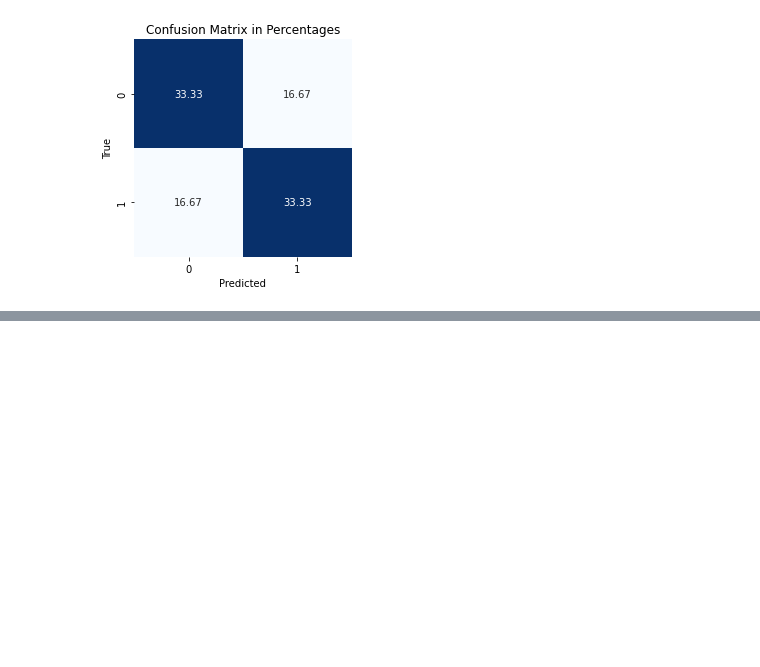
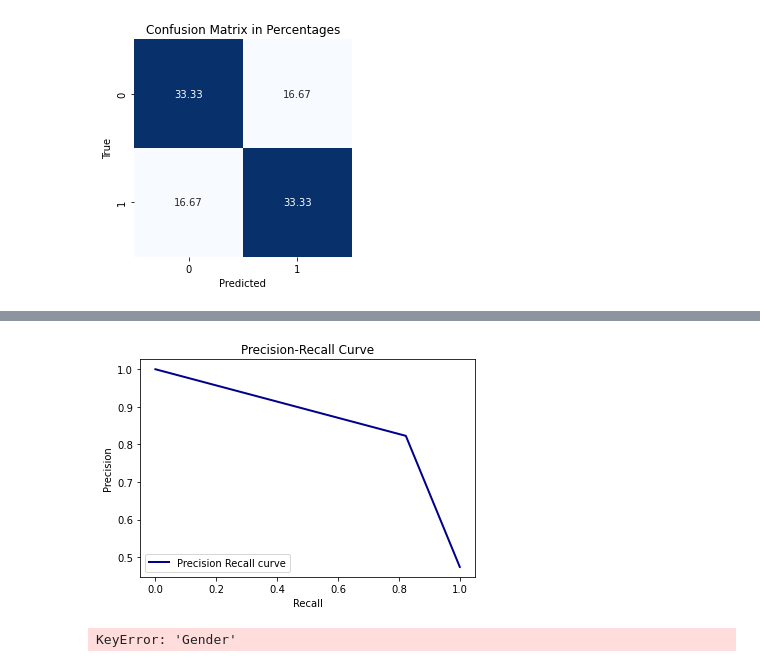
Before and after one commit to CMU-17313Q/fall23-nodebb-inshallah-a, a Jupyter notebook: P4/Jupyter_Notebook_Setup_P4.ipynb, the cells around one changed output, grey strips where cells are left out. Saved outputs shown, nothing was run; the diff lists cells and outputs as text; code cells hidden in the pictures; blank space fills up the shorter version.

```diff
--- a/P4/Jupyter_Notebook_Setup_P4.ipynb
+++ b/P4/Jupyter_Notebook_Setup_P4.ipynb
@@ -181,0 +244,32 @@ done
+# %%
+# Precision-Recall Curve
+precision, recall, _ = precision_recall_curve(Y_true, prediction)
+
+plt.figure()
+plt.plot(recall, precision, color='darkblue', lw=2, label='Precision Recall curve')
+plt.xlabel('Recall')
+plt.ylabel('Precision')
+plt.title('Precision-Recall Curve')
+plt.legend(loc="lower left")
+plt.show()
+# %% [output]
+[figure, added]
+# %%
+# True positives for gender
+x_test = test_data.drop(columns=['Good Candidate'], axis=1)
+
+prediction = model.predict(x_test)
+
+evaluation_using_gender = test_data.copy()
+evaluation_using_gender['Prediction'] = prediction
+
+# Ensure 'Gender' column is present in the DataFrame
+evaluation_using_gender['Gender'] = test_data['Gender']
+
+# Calculate true positive by 'Gender'
+tpr_gender = evaluation_using_gender[evaluation_using_gender['Good Candidate'] == 1].groupby('Gender')['Prediction'].mean()
+
+print("TP classification by Gender:")
+print(tpr_gender)
+# %% [output]
+KeyError: 'Gender'
```
Also changed, not shown: parts of 28 cells of this notebook.
